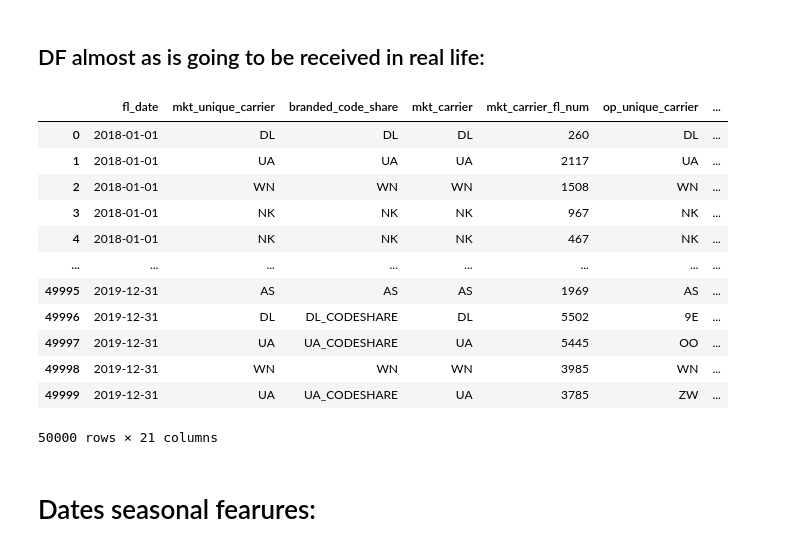
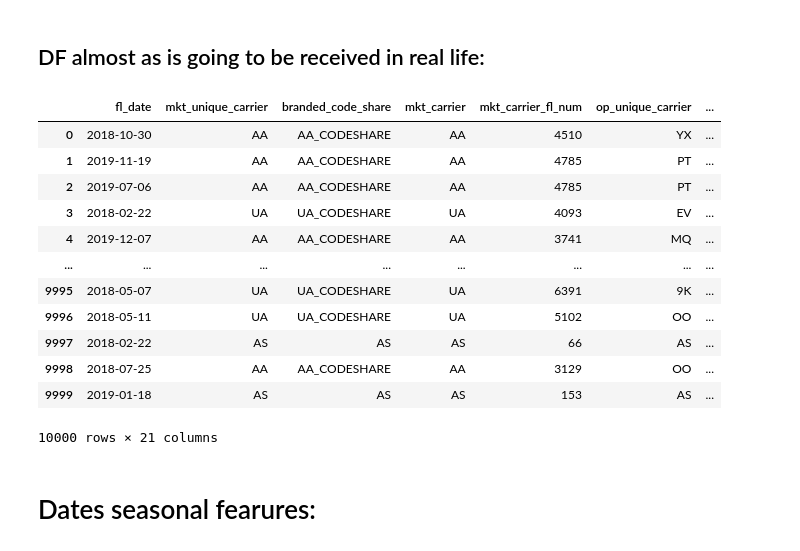
Before and after one commit to pipesupertramp/Flight-Delay-Time-Prediction, a Jupyter notebook: 3 Daniel Appllied Feature Engineering.ipynb, the cells around one changed output. Cells and saved outputs as stored; diff of their text form; code cells hidden in the pictures.

Commit message:
Added features, made it Peter input compatible

```diff
--- a/3 Daniel Appllied Feature Engineering.ipynb
+++ b/3 Daniel Appllied Feature Engineering.ipynb
@@ -6,6 +11,14 @@ import plotly.express as px
 # %%
+# when the input is Peter's CSV with my old features already added
+# flights = peter_df
+
+# when the input is from the virgin db
 flights = pd.read_csv('C:/Users/danfv/OneDrive/Knowledge/Courses/Data Analysis/LHL - Data Analysis Bootcamp/lighthouse-data-notes/W6 Midterm Project/Midterm_Project/Data/Flights - Sample 50000 rand.csv').sort_values('fl_date').reset_index(drop=True)
 flights = flights.drop('no_name', axis=1)
-flights['total_delay'] = flights['carrier_delay'] + flights['weather_delay'] + flights['nas_delay'] + flights['security_delay'] + flights['late_aircraft_delay']
-# filling null in total_delay
+flights['arr_delay'] = flights['carrier_delay'] + flights['weather_delay'] + flights['nas_delay'] + flights['security_delay'] + flights['late_aircraft_delay']
+filling null in total_delay
 flights = flights.fillna(value={'total_delay' : 0})
+
+# Always leave active
+flights = flights.rename(columns={'total_delay' : 'arr_delay'})
+flights
@@ -49,23 +76,23 @@ In test but not train empty?: True
 ## DF almost as is going to be received in real life:
 # %%
 drop_as_absent = list(flights_set - flights_test_set)
-drop_as_absent.remove('total_delay')
-flights = flights.drop(columns=drop_list)
+drop_as_absent.remove('arr_delay')
+flights = flights.drop(columns=drop_as_absent)
 flights
 # %% [output]
 |  | fl_date | mkt_unique_carrier | branded_code_share | mkt_carrier | mkt_carrier_fl_num | op_unique_carrier | ... |
-| 0 | 2018-01-01 | DL | DL | DL | 260 | DL | ... |
-| 1 | 2018-01-01 | UA | UA | UA | 2117 | UA | ... |
-| 2 | 2018-01-01 | WN | WN | WN | 1508 | WN | ... |
-| 3 | 2018-01-01 | NK | NK | NK | 967 | NK | ... |
-| 4 | 2018-01-01 | NK | NK | NK | 467 | NK | ... |
+| 0 | 2018-10-30 | AA | AA_CODESHARE | AA | 4510 | YX | ... |
+| 1 | 2019-11-19 | AA | AA_CODESHARE | AA | 4785 | PT | ... |
+| 2 | 2019-07-06 | AA | AA_CODESHARE | AA | 4785 | PT | ... |
+| 3 | 2018-02-22 | UA | UA_CODESHARE | UA | 4093 | EV | ... |
+| 4 | 2019-12-07 | AA | AA_CODESHARE | AA | 3741 | MQ | ... |
 | ... | ... | ... | ... | ... | ... | ... | ... |
-| 49995 | 2019-12-31 | AS | AS | AS | 1969 | AS | ... |
-| 49996 | 2019-12-31 | DL | DL_CODESHARE | DL | 5502 | 9E | ... |
-| 49997 | 2019-12-31 | UA | UA_CODESHARE | UA | 5445 | OO | ... |
-| 49998 | 2019-12-31 | WN | WN | WN | 3985 | WN | ... |
-| 49999 | 2019-12-31 | UA | UA_CODESHARE | UA | 3785 | ZW | ... |
+| 9995 | 2018-05-07 | UA | UA_CODESHARE | UA | 6391 | 9K | ... |
+| 9996 | 2018-05-11 | UA | UA_CODESHARE | UA | 5102 | OO | ... |
+| 9997 | 2018-02-22 | AS | AS | AS | 66 | AS | ... |
+| 9998 | 2018-07-25 | AA | AA_CODESHARE | AA | 3129 | OO | ... |
+| 9999 | 2019-01-18 | AS | AS | AS | 153 | AS | ... |
-50000 rows × 21 columns
+10000 rows × 21 columns
 # %% [markdown]
 # Dates seasonal fearures:
 # %% [markdown]
```
Also changed, not shown: parts of 14 cells of this notebook.
